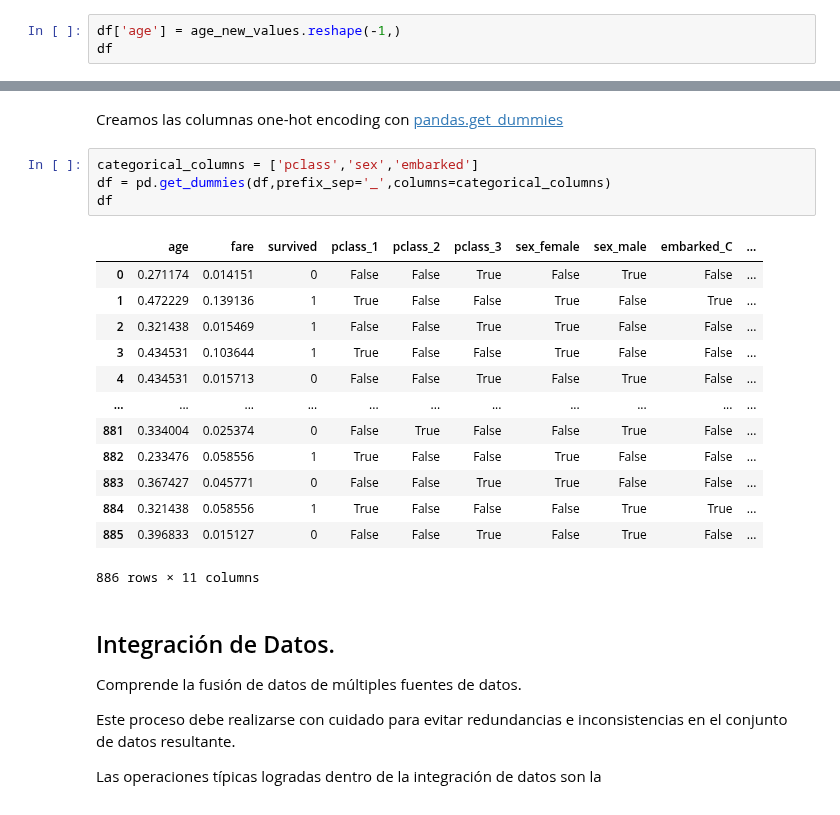
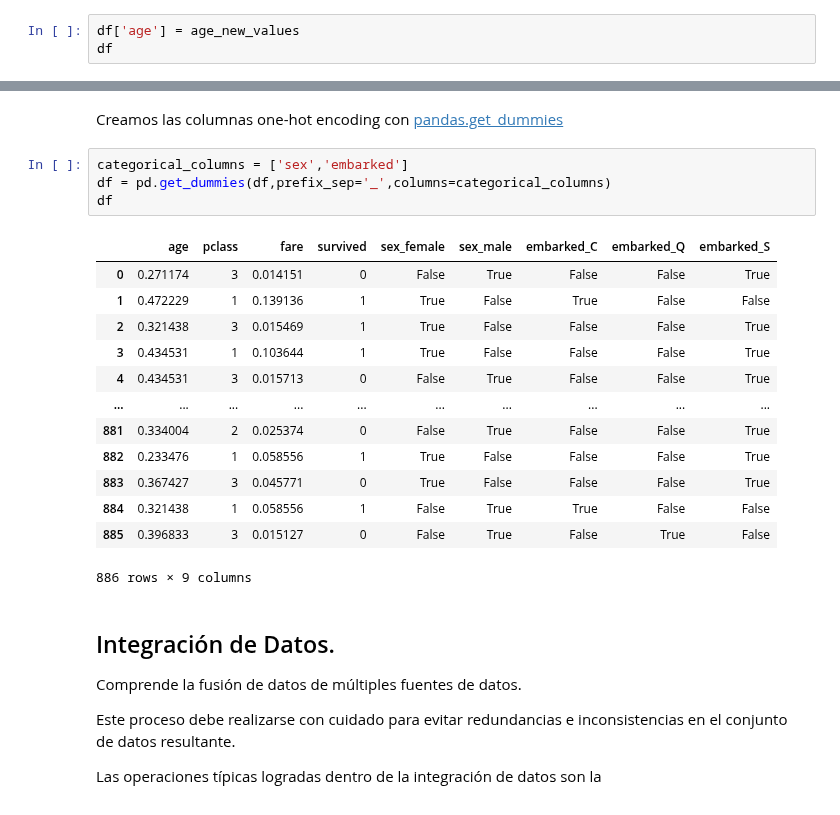
Before and after one commit to DCDPUAEM/DCDP, a Jupyter notebook: 03 Machine Learning/notebooks/01-Preprocesamiento.ipynb, the cells around one changed output, grey strips where cells are left out. Drawn from its saved outputs; the diff is of its cells as text.

```diff
--- a/03 Machine Learning/notebooks/01-Preprocesamiento.ipynb
+++ b/03 Machine Learning/notebooks/01-Preprocesamiento.ipynb
@@ -513,7 +536,7 @@ plt.show()
 # %% [markdown]
 Regresemos la nueva columna al dataframe original
 # %%
-df['age'] = age_new_values.reshape(-1,)
+df['age'] = age_new_values
 df
 # %% [output]
 |  | age | sex | pclass | fare | embarked | survived |
@@ -757,23 +802,23 @@ Passing `palette` without assigning `hue` is deprecated and will be removed in v
 # %% [markdown]
 Creamos las columnas one-hot encoding con [pandas.get_dummies](https://pandas.pydata.org/docs/reference/api/pandas.get_dummies.html)
 # %%
-categorical_columns = ['pclass','sex','embarked']
+categorical_columns = ['sex','embarked']
 df = pd.get_dummies(df,prefix_sep='_',columns=categorical_columns)
 df
 # %% [output]
-|  | age | fare | survived | pclass_1 | pclass_2 | pclass_3 | sex_female | sex_male | embarked_C | ... |
-| 0 | 0.271174 | 0.014151 | 0 | False | False | True | False | True | False | ... |
-| 1 | 0.472229 | 0.139136 | 1 | True | False | False | True | False | True | ... |
-| 2 | 0.321438 | 0.015469 | 1 | False | False | True | True | False | False | ... |
-| 3 | 0.434531 | 0.103644 | 1 | True | False | False | True | False | False | ... |
-| 4 | 0.434531 | 0.015713 | 0 | False | False | True | False | True | False | ... |
-| ... | ... | ... | ... | ... | ... | ... | ... | ... | ... | ... |
-| 881 | 0.334004 | 0.025374 | 0 | False | True | False | False | True | False | ... |
-| 882 | 0.233476 | 0.058556 | 1 | True | False | False | True | False | False | ... |
-| 883 | 0.367427 | 0.045771 | 0 | False | False | True | True | False | False | ... |
-| 884 | 0.321438 | 0.058556 | 1 | True | False | False | False | True | True | ... |
-| 885 | 0.396833 | 0.015127 | 0 | False | False | True | False | True | False | ... |
+|  | age | pclass | fare | survived | sex_female | sex_male | embarked_C | embarked_Q | embarked_S |
+| 0 | 0.271174 | 3 | 0.014151 | 0 | False | True | False | False | True |
+| 1 | 0.472229 | 1 | 0.139136 | 1 | True | False | True | False | False |
+| 2 | 0.321438 | 3 | 0.015469 | 1 | True | False | False | False | True |
+| 3 | 0.434531 | 1 | 0.103644 | 1 | True | False | False | False | True |
+| 4 | 0.434531 | 3 | 0.015713 | 0 | False | True | False | False | True |
+| ... | ... | ... | ... | ... | ... | ... | ... | ... | ... |
+| 881 | 0.334004 | 2 | 0.025374 | 0 | False | True | False | False | True |
+| 882 | 0.233476 | 1 | 0.058556 | 1 | True | False | False | False | True |
+| 883 | 0.367427 | 3 | 0.045771 | 0 | True | False | False | False | True |
+| 884 | 0.321438 | 1 | 0.058556 | 1 | False | True | True | False | False |
+| 885 | 0.396833 | 3 | 0.015127 | 0 | False | True | False | True | False |
-886 rows × 11 columns
+886 rows × 9 columns
 # %% [markdown]
 ## Integración de Datos.
 
```
Also changed, not shown: parts of 13 cells of this notebook.
